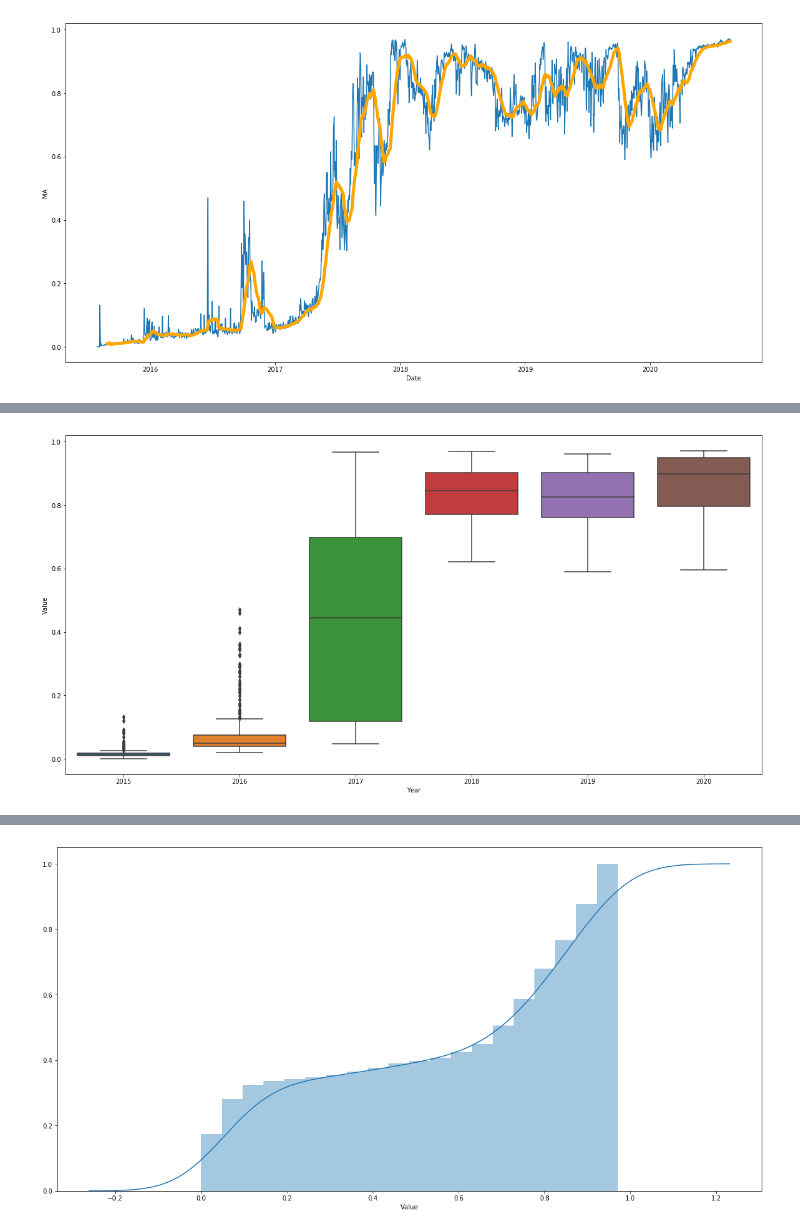
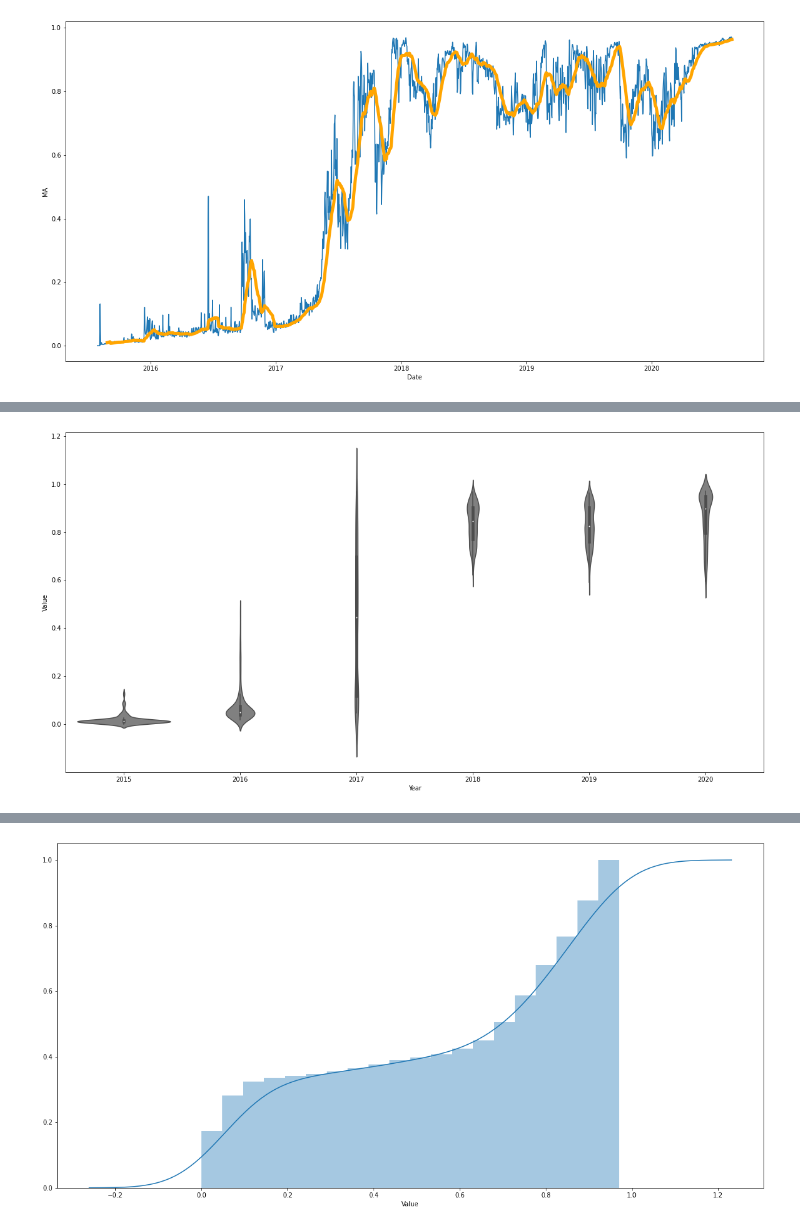
Before and after one commit to HektorLin/Etherscan_visualization, a Jupyter notebook: Etherscan_Visualization.ipynb, the cells around one changed output, grey strips where cells are left out. Cells and saved outputs as stored; diff of their text form; code cells hidden in the pictures.

```diff
--- a/Etherscan_Visualization.ipynb
+++ b/Etherscan_Visualization.ipynb
@@ -67,6 +69,6 @@ ax = sns.heatmap(plot_df, linewidths=0.1)
 # %%
-# Boxplots groupped by year
+# violinplot groupped by year
 fig, ax = plt.subplots(figsize=(20,10))
-ax = sns.boxplot(x=df["Year"],y=df["Value"])
+ax = sns.violinplot(x=df["Year"],y=df["Value"], color='grey')
 # %% [output]
-[figure, old version]
+[figure, new version]
```
Also changed, not shown: parts of 13 cells of this notebook.
